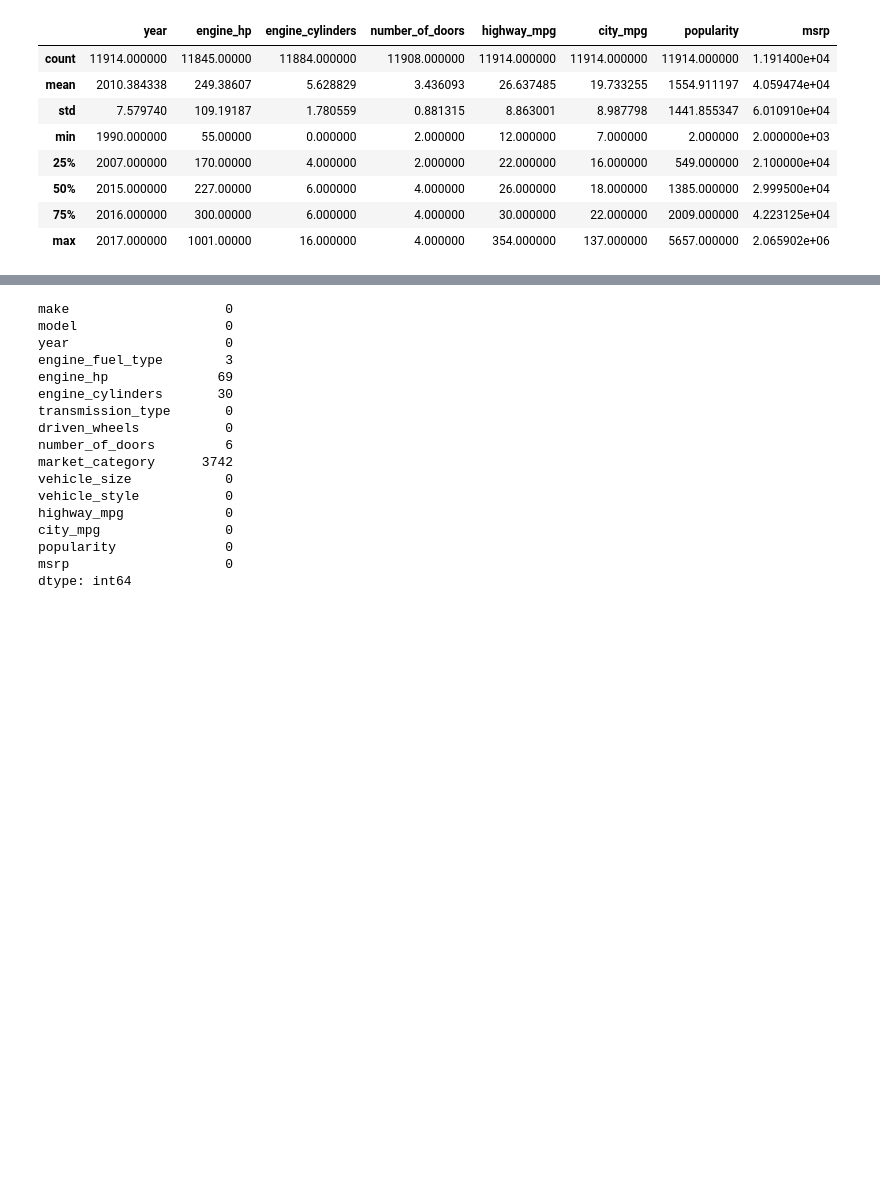
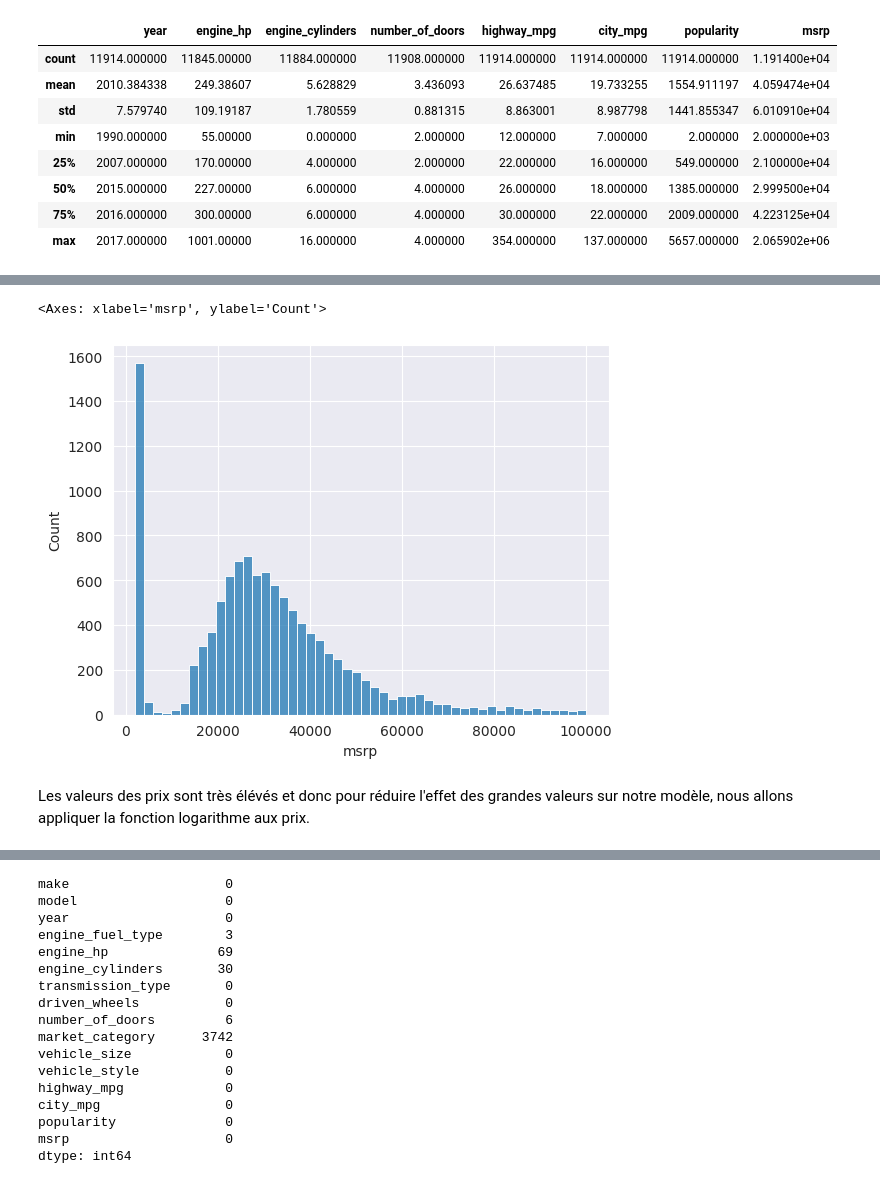
Before and after one commit to chanwinharold/ML_Zoomcamp, a Jupyter notebook: 02_car_price_prediction/notebook.ipynb, the cells around one changed output, grey strips where cells are left out. Drawn from its saved outputs; the diff is of its cells as text; code cells hidden in the pictures; blank space fills up the shorter version.

```diff
--- a/02_car_price_prediction/notebook.ipynb
+++ b/02_car_price_prediction/notebook.ipynb
@@ -110,0 +120,7 @@ df.describe()
+# %%
+sns.histplot(df.msrp[df.msrp < 100000], bins=50)
+# %% [output]
+<Axes: xlabel='msrp', ylabel='Count'>
+[figure, added]
+# %% [markdown]
+Les valeurs des prix sont très élévés et donc pour réduire l'effet des grandes valeurs sur notre modèle, nous allons appliquer la fonction logarithme aux prix.
```
Also changed, not shown: parts of 20 cells of this notebook, 1 other file.
